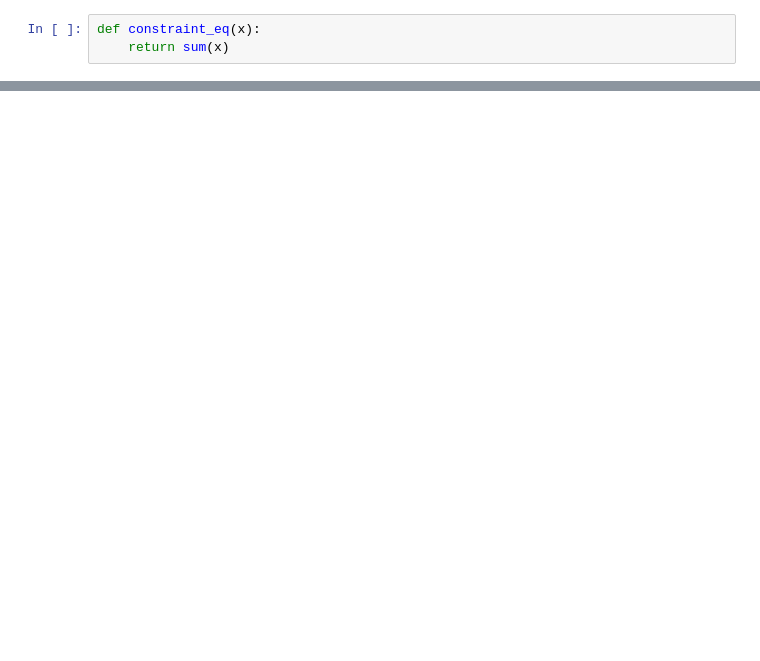
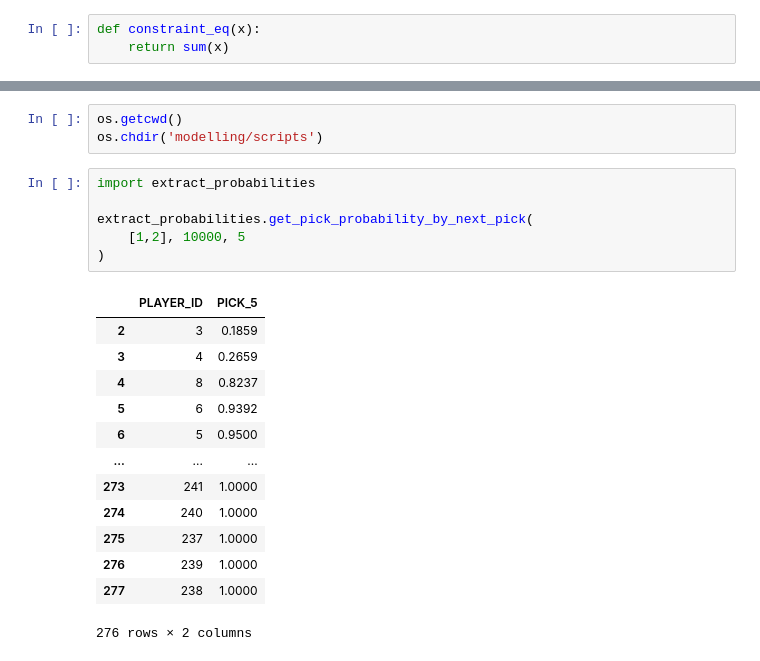
Before and after one commit to hinayatali9/EMSF_CAPSTONE, a Jupyter notebook: draft_pick_prob/modelling/notebooks/generate_ability_params.ipynb, the cells around one changed output, grey strips where cells are left out. Saved outputs shown, nothing was run; the diff lists cells and outputs as text; blank space fills up the shorter version.

```diff
--- a/draft_pick_prob/modelling/notebooks/generate_ability_params.ipynb
+++ b/draft_pick_prob/modelling/notebooks/generate_ability_params.ipynb
@@ -163,0 +297,23 @@ player_ability_parameters_df=player_ability_parameters_df.sort_values(by='ABILIT
+# %%
+os.getcwd()
+os.chdir('modelling/scripts')
+# %%
+import extract_probabilities
+
+extract_probabilities.get_pick_probability_by_next_pick(
+    [1,2], 10000, 5
+)
+# %% [output]
+|  | PLAYER_ID | PICK_5 |
+| 2 | 3 | 0.1859 |
+| 3 | 4 | 0.2659 |
+| 4 | 8 | 0.8237 |
+| 5 | 6 | 0.9392 |
+| 6 | 5 | 0.9500 |
+| ... | ... | ... |
+| 273 | 241 | 1.0000 |
+| 274 | 240 | 1.0000 |
+| 275 | 237 | 1.0000 |
+| 276 | 239 | 1.0000 |
+| 277 | 238 | 1.0000 |
+276 rows × 2 columns
```
Also changed, not shown: parts of 8 cells of this notebook.
